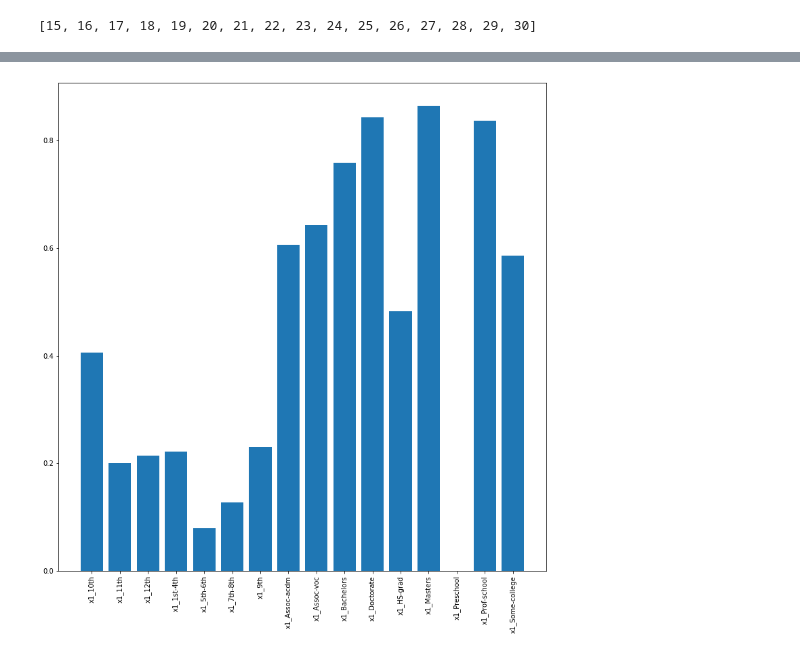
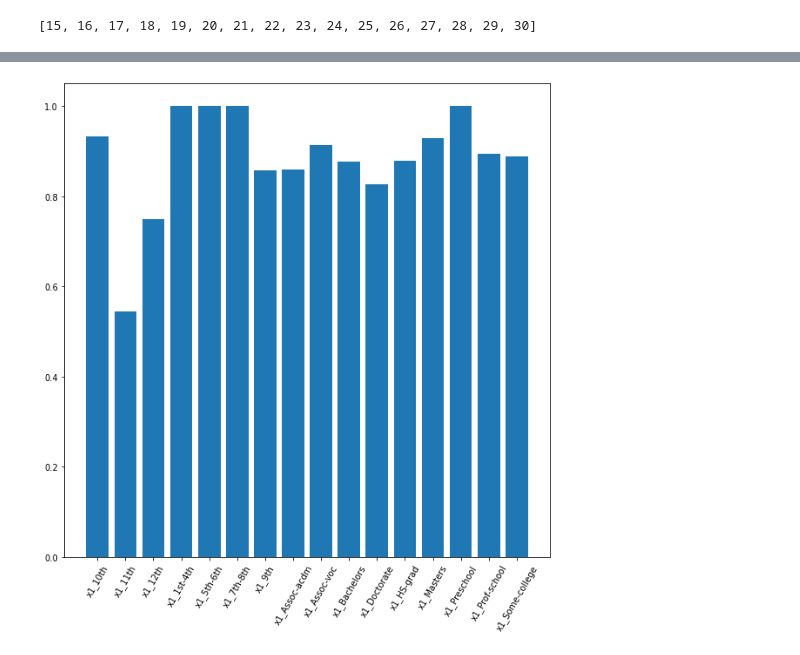
Before and after one commit to LuMel/Project_module4_CICD, a Jupyter notebook: notebooks/data_slice_preparation.ipynb, the cells around one changed output, grey strips where cells are left out. Saved outputs shown, nothing was run; the diff lists cells and outputs as text; code cells hidden in the pictures.

Commit message:
fixed images for model card

```diff
--- a/notebooks/data_slice_preparation.ipynb
+++ b/notebooks/data_slice_preparation.ipynb
@@ -207,13 +192,12 @@ metrics_
 # %%
 import matplotlib.pyplot as plt
 
 fig = plt.figure(figsize=(10,10))
-ax = fig.add_axes([0,0,1,1])
 ed_level = metrics_.education
-fbeta = metrics_.fbeta
-ax.bar(ed_level,fbeta)
-plt.xticks(rotation=90)
-plt.savefig("../screenshots/fbeta_ed.png")
+fbeta = metrics_.recall
+plt.bar(ed_level,fbeta)
+plt.xticks(rotation=60)
+plt.savefig("../screenshots/recall_ed.png",facecolor='w')
 plt.show()
 # %% [output]
-[figure, old version]
+[figure, new version]
```
Also changed, not shown: parts of 2 cells of this notebook, 3 other files.
